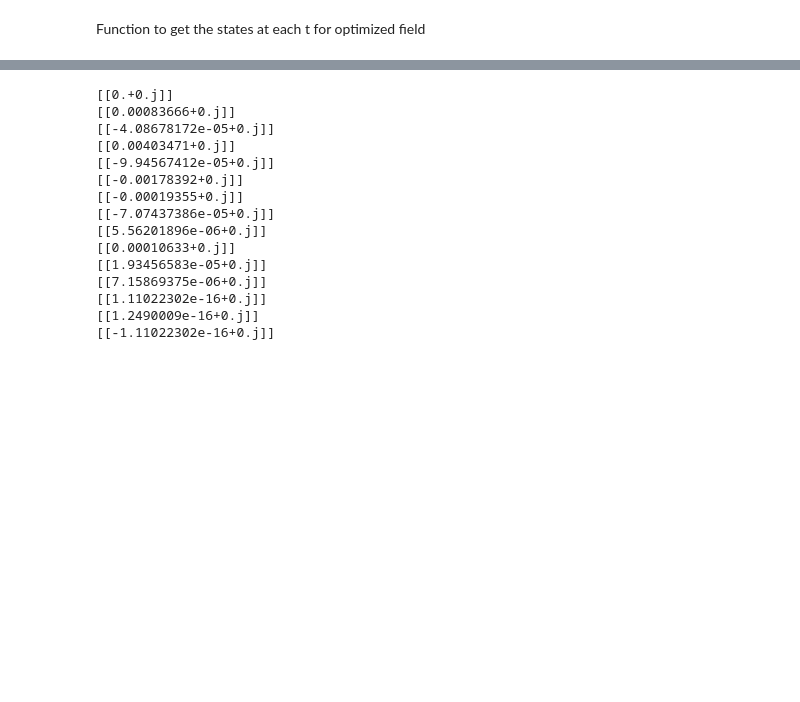
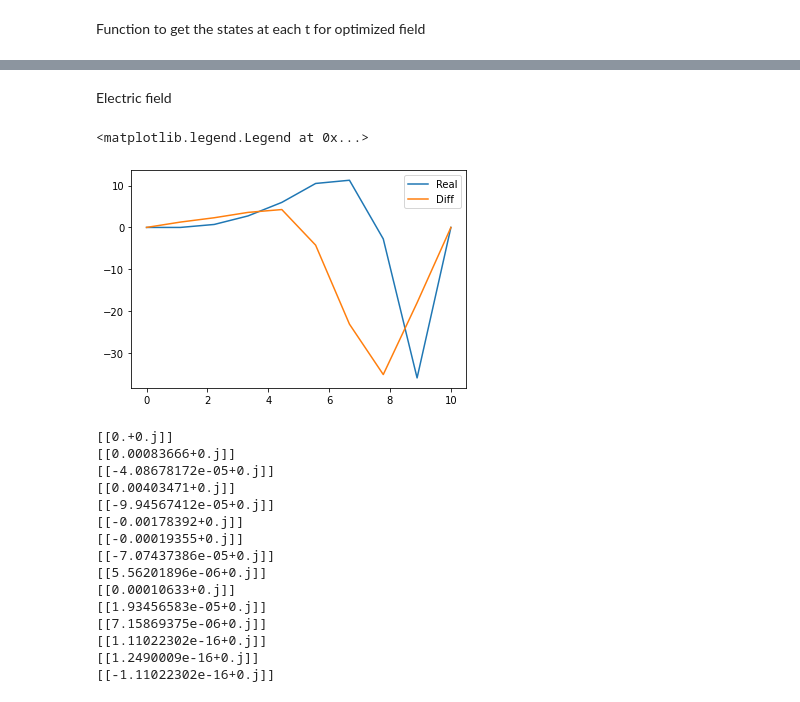
Before and after one commit to gsuarezr/krotov, a Jupyter notebook: Gaussian.ipynb, the cells around one changed output, grey strips where cells are left out. Drawn from its saved outputs; the diff is of its cells as text; code cells hidden in the pictures; blank space fills up the shorter version.

```diff
--- a/Gaussian.ipynb
+++ b/Gaussian.ipynb
@@ -250,0 +279,10 @@ array([[ 1.00000000e+00+0.j,  0.00000000e+00+0.j,  0.00000000e+00+0.j,
+# %%
+def field():
+    integral=np.zeros(nt)
+    for time_index in range(len(opt_result.tlist) - 1):
+        if time_index==0:
+            integral[time_index]=0
+        else:
+            integral[time_index]=simpson(np.array(opt_result.optimized_controls[0])[:time_index], np.array(opt_result.tlist)[:time_index])
+
+    return integral
@@ -251,3 +326,13 @@ array([[ 1.00000000e+00+0.j,  0.00000000e+00+0.j,  0.00000000e+00+0.j,
+# %% [markdown]
+Electric field
+# %%
+Efield=field()
+plt.plot(opt_result.tlist,Efield,label="Real")
+plt.plot(opt_result.tlist,opt_result.optimized_controls[0],label="Diff")
+plt.legend()
+# %% [output]
+<matplotlib.legend.Legend at 0x...>
+[figure, added]
 # %%
 for i in range(0,15):
     print(opt_result.states[0][i]-states[nt-1][i])
```
Also changed, not shown: parts of 8 cells of this notebook.
